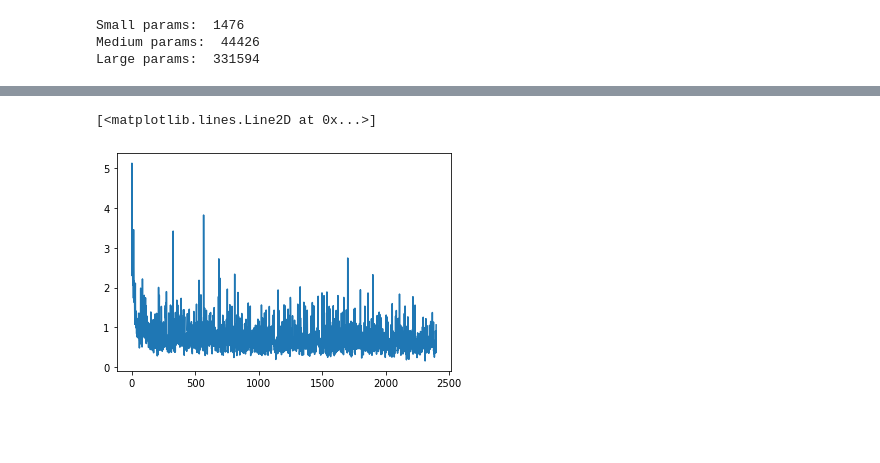
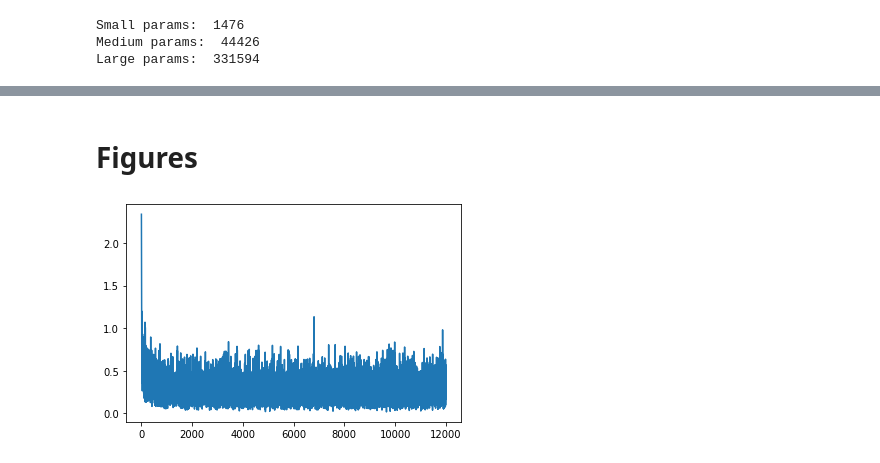
Before and after one commit to wswartworth/non_convex_sps2, a Jupyter notebook: non_convex_updated.ipynb, the cells around one changed output, grey strips where cells are left out. Saved outputs shown, nothing was run; the diff lists cells and outputs as text; code cells hidden in the pictures; blank space fills up the shorter version.

```diff
--- a/non_convex_updated.ipynb
+++ b/non_convex_updated.ipynb
@@ -414,6 +519,8 @@ run_and_save_MNIST(exp_name, opt_method, model_size, n_epochs, method_kwargs, ba
+# %% [markdown]
+# **Figures**
 # %%
-data = load_data("sps2slacktest")
-plt.plot(data['batch_losses'][0:])
+adam_data = load_data("adam_small")
+plt.plot(adam_data['batch_losses'][0:])
+plt.show()
 # %% [output]
-[<matplotlib.lines.Line2D at 0x...>]
-[figure, old version]
+[figure, new version]
```
Also changed, not shown: parts of 35 cells of this notebook.
